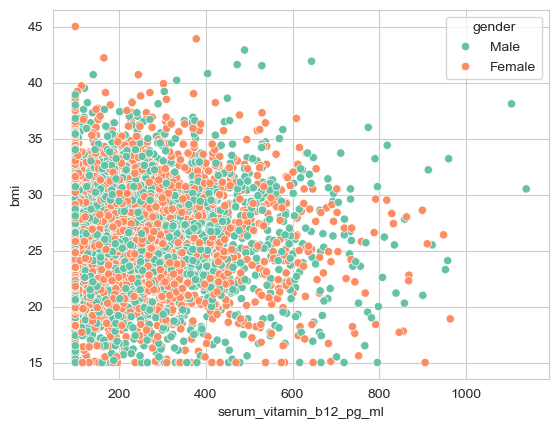
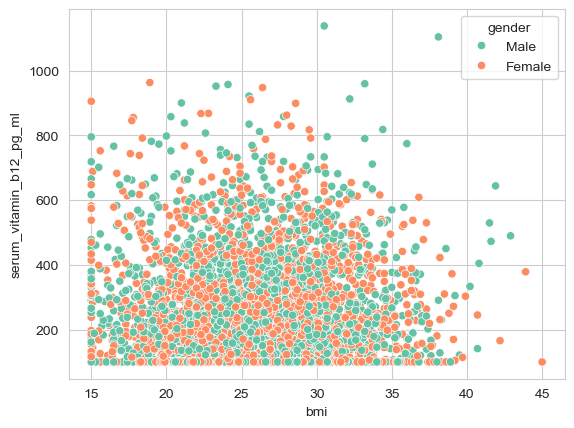
Unified diff of the notebook cell whose output changed from the first chart to the second:
--- before
+++ after
@@ -1,2 +1,2 @@
-sns.scatterplot(data=df, y='bmi',x='serum_vitamin_b12_pg_ml',hue='gender')
+sns.scatterplot(data=df, x='bmi',y='serum_vitamin_b12_pg_ml',hue='gender')
 plt.show()

Commit: fixed the notebook